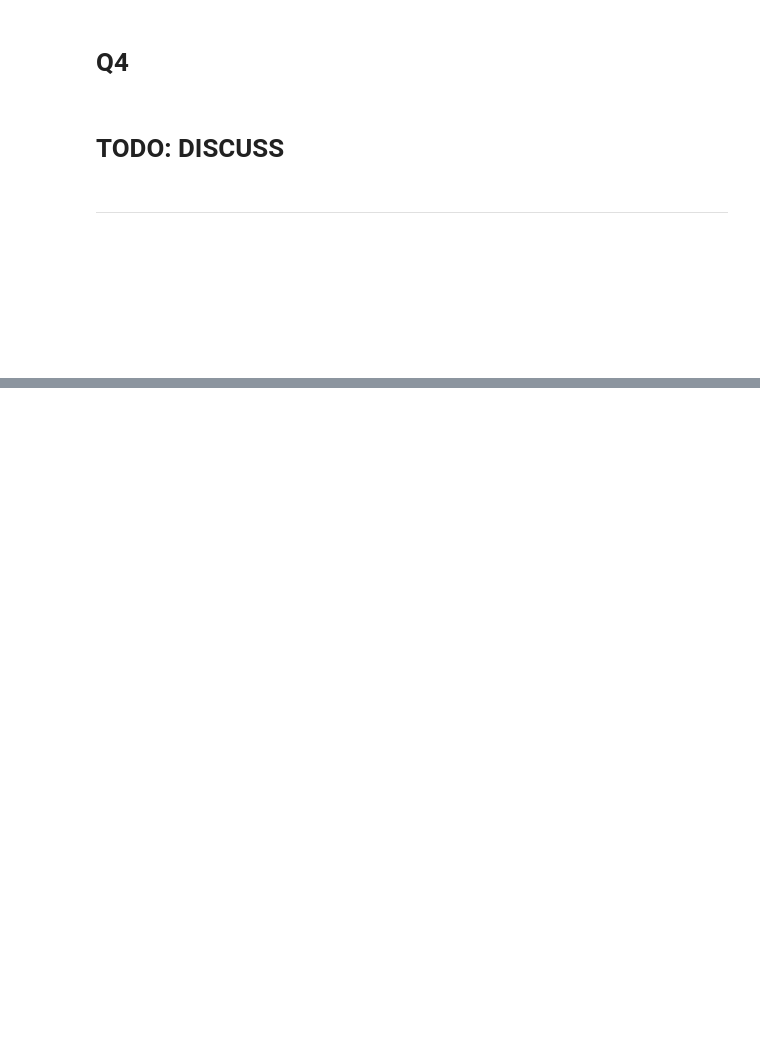
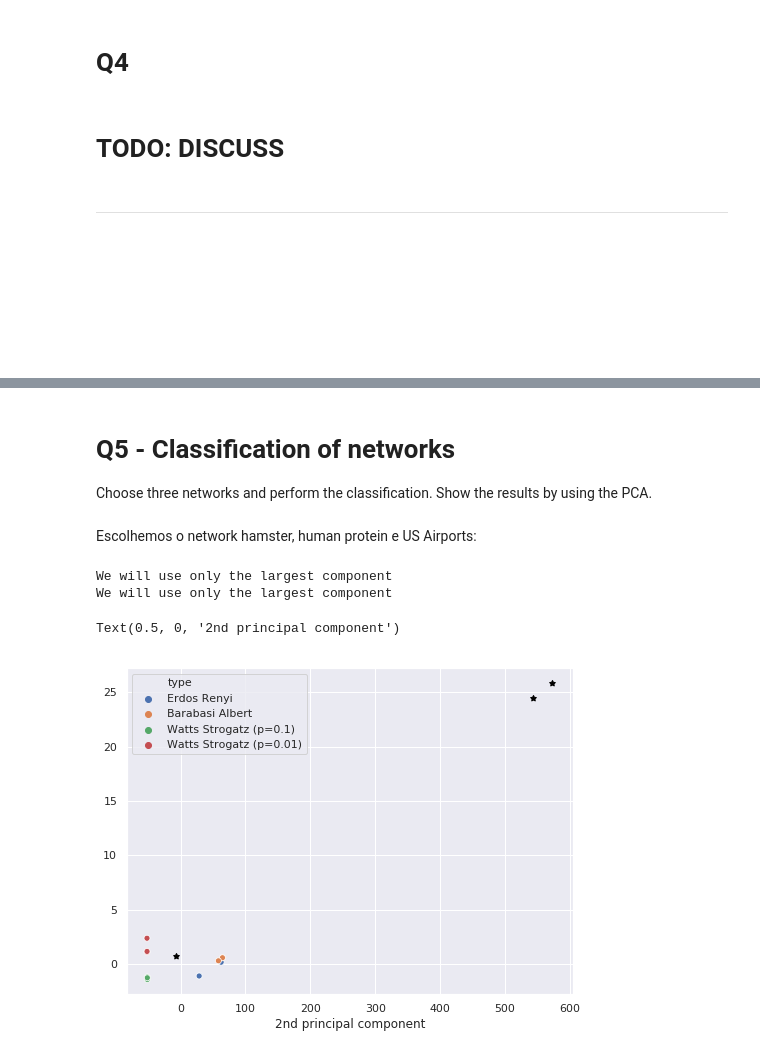
Before and after one commit to gmelodie/Complex-Networks, a Jupyter notebook: lista3/lista3.ipynb, the cells around one changed output, grey strips where cells are left out. Drawn from its saved outputs; the diff is of its cells as text; code cells hidden in the pictures; blank space fills up the shorter version.

```diff
--- a/lista3/lista3.ipynb
+++ b/lista3/lista3.ipynb
@@ -1140,0 +382,45 @@ gn_communities <generator object girvan_newman at 0x...>
+# %% [markdown]
+# Q5 - Classification of networks
+
+Choose three networks and perform the classification. Show the results by using the PCA.
+# %% [markdown]
+Escolhemos o network hamster, human protein e US Airports:
+# %%
+all_graphs = {}
+all_graphs["Hamster"] = nx.read_edgelist("data/out.petster-friendships-hamster-uniq",
+                                         comments="%")
+
+all_graphs["Human Protain"] = nx.read_edgelist("data/out.proteins", comments="%")
+
+all_graphs["US Airports"] = nx.Graph()
+all_graphs["US Airports"] = nx.read_edgelist("data/USairport500.txt", nodetype=int, data=(('weight',float),))
+
+# Convert data to undirected and remove loops
+for graph in all_graphs.keys():
+    all_graphs[graph] = all_graphs[graph].to_undirected()
+    all_graphs[graph].remove_edges_from(nx.selfloop_edges(all_graphs[graph]))
+# %%
+x_test = pd.DataFrame(index=all_graphs.keys(), columns=all_funcs.keys())
+for graph_name, graph in all_graphs.items():
+    for name, func in all_funcs.items():
+        x_test.loc[graph_name, name] = func(graph)
+# %% [output]
+We will use only the largest component
+We will use only the largest component
+# %%
+x = all_data_points.drop(columns="type")
+y = all_data_points["type"]
+pca = PCA(n_components=2)
+if not TESTING:
+    assert results.isna().sum().sum() == 0
+x_pca = pca.fit_transform(x)
+x_test_pca = pca.transform(x_test)
+# %%
+plt.figure(figsize=(8, 6))
+sns.scatterplot(x=x_pca[:,0], y=x_pca[:,1], hue=y)
+plt.scatter(x_test_pca[:,0], x_test_pca[:,1], marker=(5, 1), c="black")
+plt.xlabel("1st principal component")
+plt.xlabel("2nd principal component")
+# %% [output]
+Text(0.5, 0, '2nd principal component')
+[figure, added]
```
Also changed, not shown: parts of 113 cells of this notebook, 1 other file.
